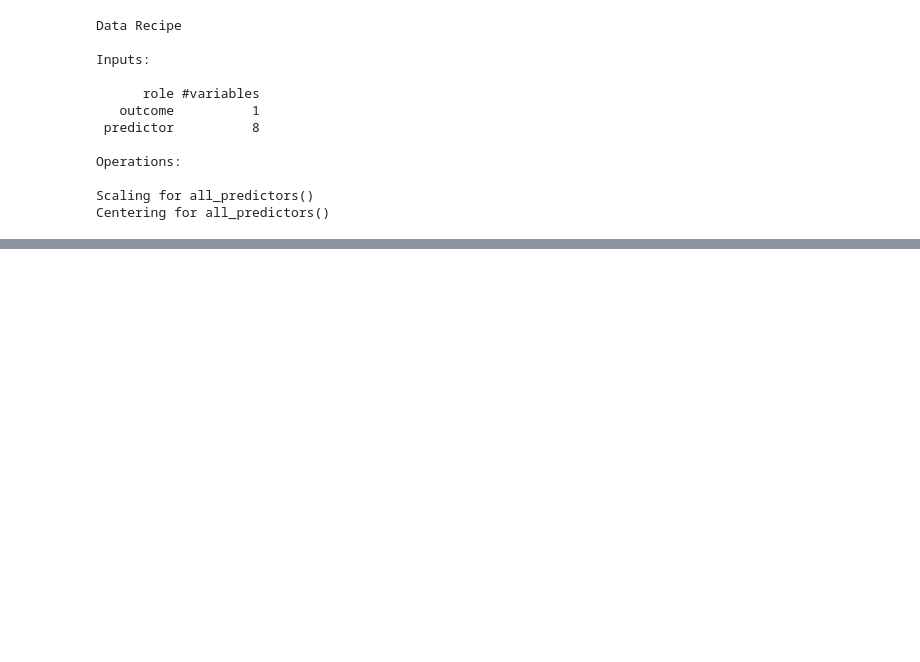
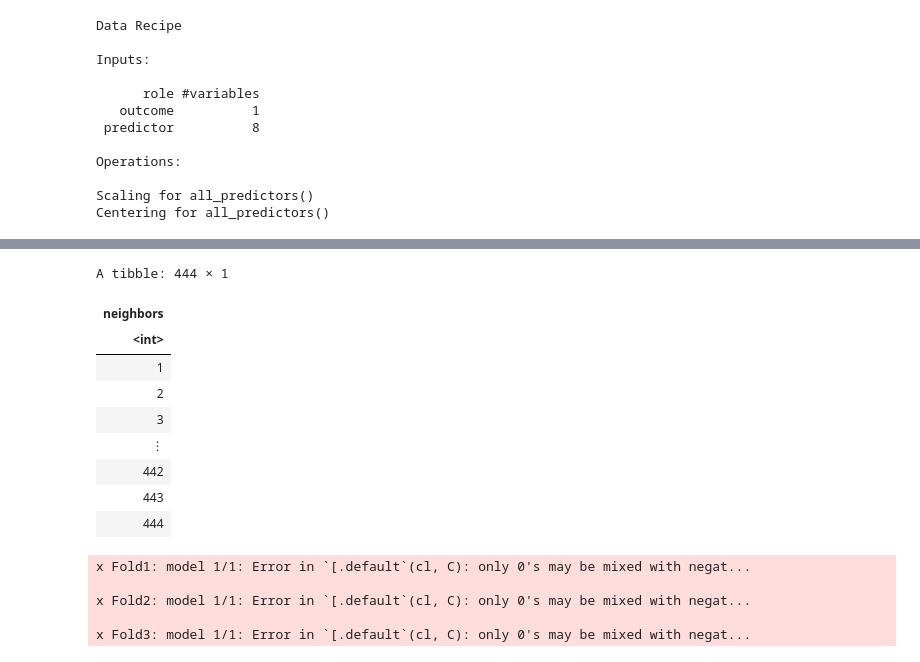
Before and after one commit to Knight-Oikos/Basketball-Player-Identification-Classification, a Jupyter notebook: BasketballPlayerKNN.ipynb, the cells around one changed output, grey strips where cells are left out. Saved outputs shown, nothing was run; the diff lists cells and outputs as text; code cells hidden in the pictures; blank space fills up the shorter version.

```diff
--- a/BasketballPlayerKNN.ipynb
+++ b/BasketballPlayerKNN.ipynb
@@ -294,3 +275,7 @@ A data.frame: 146 × 10
 | 568 | Tyson Chandler | C | 8.446809 | 0.6382979 | 11.468085 | 0.671 | 0.734 | ... |
 | 576 | Wayne Selden | SG | 5.333333 | 0.3333333 | 1.666667 | 1.000 | 0.500 | ... |
 | 590 | Zaza Pachulia | C | 6.085714 | 1.8857143 | 5.857143 | 0.538 | 0.778 | ... |
+# %%
+#Number of rows in Training Data to determine the range of k-values needed.
+number_of_rows <- nrow(player_train)
+number_of_rows
@@ -315,0 +320,15 @@ Centering for all_predictors()
+# %%
+#tibble of k-values
+k_vals <- tibble(neighbors = seq(from = 1, to = number_of_rows))
+k_vals
+# %% [output]
+A tibble: 444 × 1
+| neighbors |
+| <int> |
+| 1 |
+| 2 |
+| 3 |
+| ⋮ |
+| 442 |
+| 443 |
+| 444 |
@@ -315,0 +354,14 @@ Centering for all_predictors()
+# %%
+set.seed(2002)
+player_results <- workflow() %>%
+                 add_recipe(player_recipe) %>%
+                 add_model(player_tune) %>%
+                 tune_grid(resamples = player_vfold, grid = k_vals) %>%
+                 collect_metrics()
+player_results
+# %% [output]
+x Fold1: model 1/1: Error in `[.default`(cl, C): only 0's may be mixed with negat...
+
+x Fold2: model 1/1: Error in `[.default`(cl, C): only 0's may be mixed with negat...
+
+x Fold3: model 1/1: Error in `[.default`(cl, C): only 0's may be mixed with negat...
```
Also changed, not shown: parts of 7 cells of this notebook.
